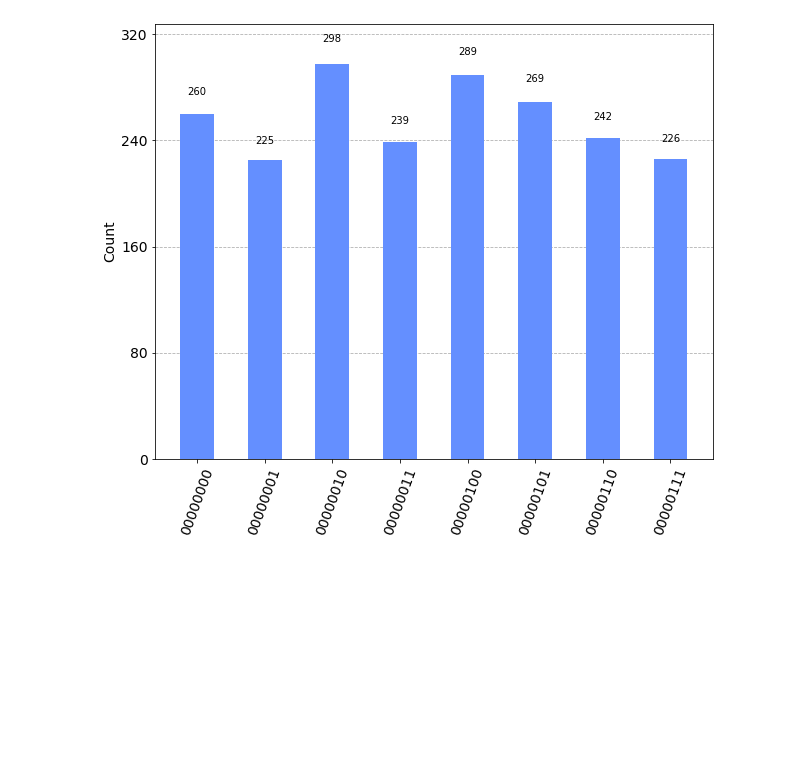
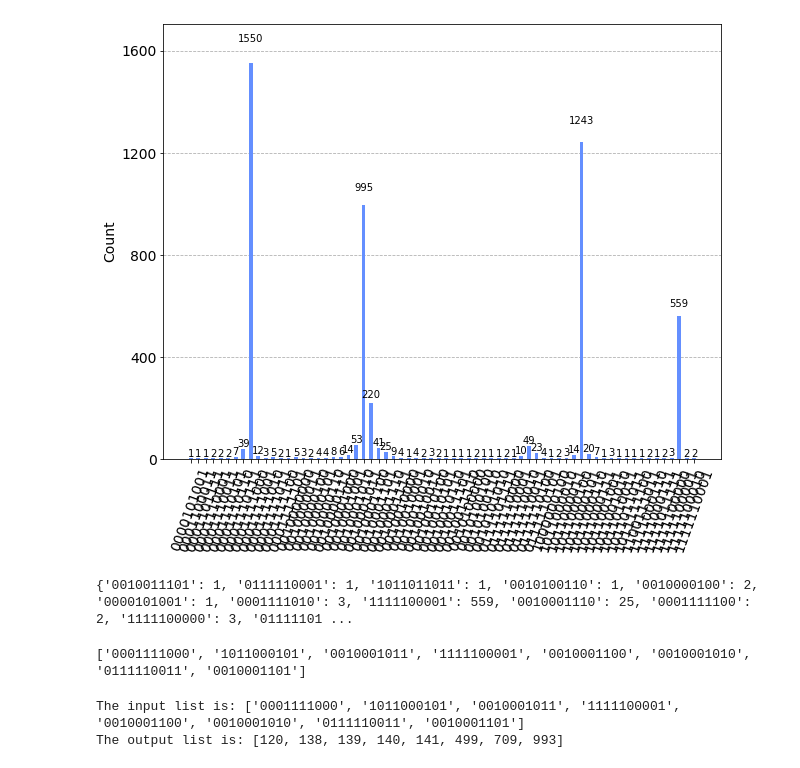
Before and after one commit to ajbecerr/quantum_computing_materials_thermodynamics, a Jupyter notebook: CO_O_Ru_IBM.ipynb, the cells around one changed output. Drawn from its saved outputs; the diff is of its cells as text; code cells hidden in the pictures; blank space fills up the shorter version.

Commit message:
more qubits

```diff
--- a/CO_O_Ru_IBM.ipynb
+++ b/CO_O_Ru_IBM.ipynb
@@ -62,6 +63,6 @@ Instruction(name='hamiltonian', num_qubits=3, num_clbits=0, params=[array([[0.00
 # %%
 #HamiltonianPhaseEstimation(U)
 # %%
-qpe = QuantumCircuit(6, 8)
+qpe = QuantumCircuit(13, 10)
 qpe.draw(scale=2)
 # %% [output]
@@ -69,4 +70,4 @@ qpe.draw(scale=2)
 # %%
-for qubit in range(3):
+for qubit in range(10):
     qpe.h(qubit)
-qpe.draw(scale=2)
+#qpe.draw(scale=2)
@@ -97,9 +96,9 @@ Instruction(name='chamiltonian', num_qubits=4, num_clbits=0, params=[array([[0.0
 # %%
 repetitions = 1
 #CU = U#.to_gate().control(1)
-for counting_qubit in range(3):
+for counting_qubit in range(10):
     for i in range(repetitions):
-        qpe.append(CU,[counting_qubit,3,4,5])
+        qpe.append(CU,[counting_qubit,10,11,12])
         #qpe.cp(math.pi/4, counting_qubit, 3); # This is CU
     repetitions *= 2
-qpe.draw(scale=1.5)
+#qpe.draw(scale=1.5)
@@ -119,9 +116,9 @@ def qft_dagger(qc, n):
 # %%
 qpe.barrier()
 # Apply inverse QFT
-qft_dagger(qpe, 3)
+qft_dagger(qpe, 10)
 # Measure
 qpe.barrier()
-for n in range(3):
+for n in range(10):
     qpe.measure(n,n)
 # %%
@@ -131,11 +126,30 @@ qpe.draw()
 # %%
-# aer_sim = Aer.get_backend('aer_simulator')
-shots = 2048
-t_qpe = transpile(qpe, backend)
+aer_sim = Aer.get_backend('aer_simulator')
+shots = 5000#2048
+t_qpe = transpile(qpe, aer_sim)
 qobj = assemble(t_qpe, shots=shots)
-results = backend.run(qobj).result()
+results = aer_sim.run(qobj).result()
 answer = results.get_counts()
 
 plot_histogram(answer,figsize=(10,8))
 # %% [output]
-[figure, old version]
+[figure, new version]
+# %%
+print(answer)
+# %% [output]
+{'0010011101': 1, '0111110001': 1, '1011011011': 1, '0010100110': 1, '0010000100': 2, '0000101001': 1, '0001111010': 3, '1111100001': 559, '0010001110': 25, '0001111100': 2, '1111100000': 3, '01111101 ...
+# %%
+print(sorted(answer, key=answer.get, reverse=True)[0:8])
+# %% [output]
+['0001111000', '1011000101', '0010001011', '1111100001', '0010001100', '0010001010', '0111110011', '0010001101']
+# %%
+myList = sorted(answer, key=answer.get, reverse=True)[0:8]
+output_list = []
+for element in myList:
+    value = int(element,2)
+    output_list.append(value)
+print("The input list is:", myList)
+print("The output list is:", sorted(output_list))
+# %% [output]
+The input list is: ['0001111000', '1011000101', '0010001011', '1111100001', '0010001100', '0010001010', '0111110011', '0010001101']
+The output list is: [120, 138, 139, 140, 141, 499, 709, 993]
```
Also changed, not shown: parts of 7 cells of this notebook, 3 other files.
